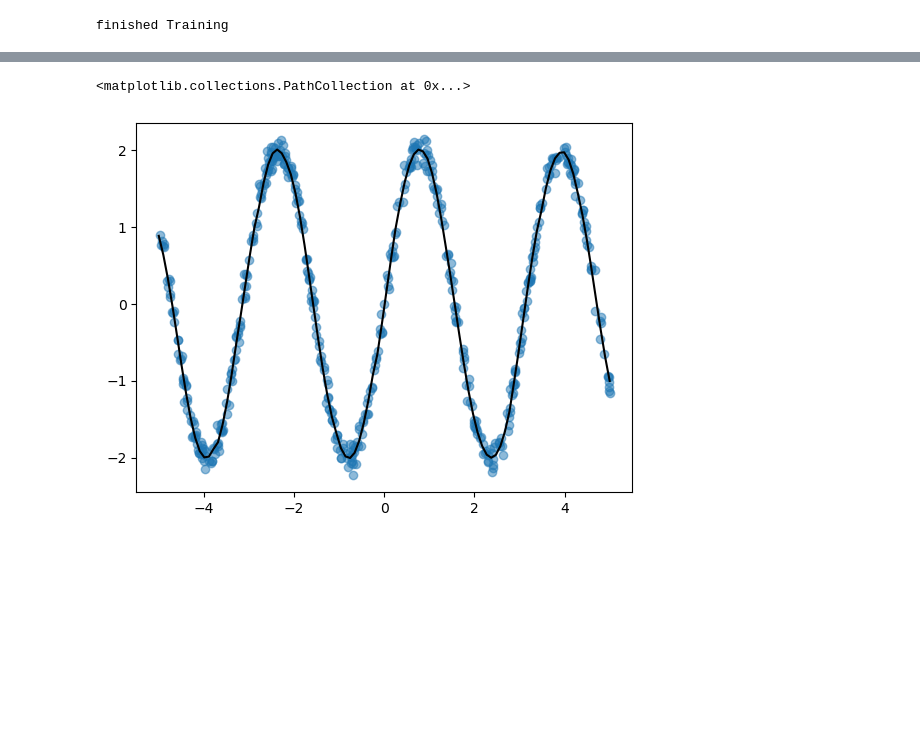
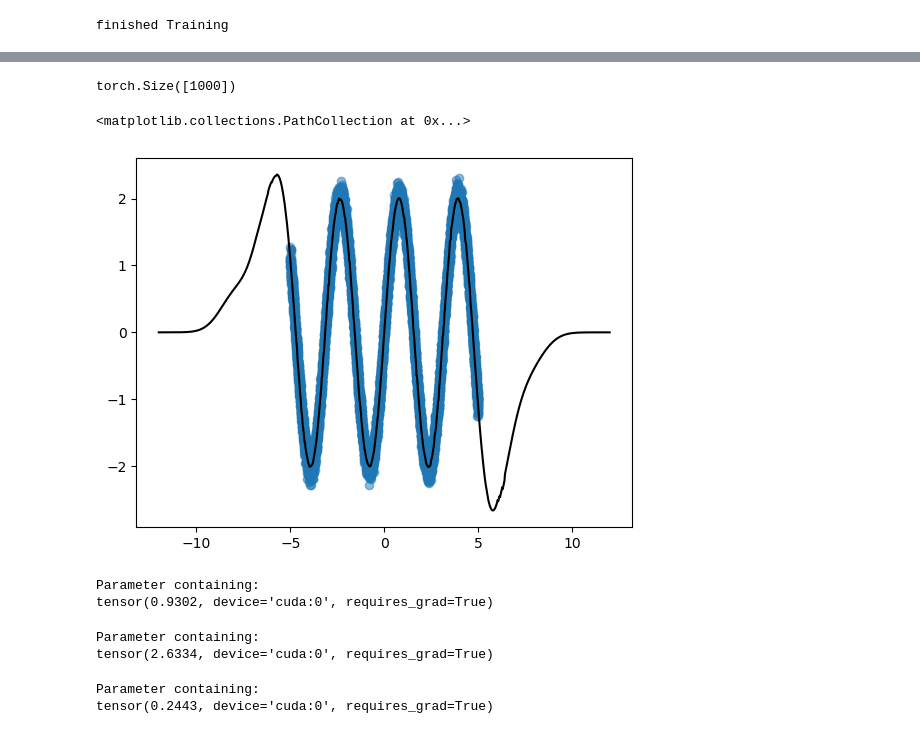
Before and after one commit to luisdiaz1997/GPzoo, a Jupyter notebook: notebooks/vnngp.ipynb, the cells around one changed output, grey strips where cells are left out. Drawn from its saved outputs; the diff is of its cells as text; code cells hidden in the pictures; blank space fills up the shorter version.

Commit message:
updated svgp and vnngp to share same function

```diff
--- a/notebooks/vnngp.ipynb
+++ b/notebooks/vnngp.ipynb
@@ -17,6 +22,6 @@ plt.scatter(X, y)
 # %%
-M = 30
-kernel = RBF(sigma=1.0, lengthscale=2.0)
-gp = VNNGP(kernel, dim=1, K=5, M=M, jitter=1e-3)
-gp.Z = nn.Parameter(5.0*torch.randn((M, 1))) #choose inducing points
+M = 1000
+kernel = RBF(sigma=1.0, lengthscale=5.0)
+gp = VNNGP(kernel, dim=1, M=M, jitter=1e-3)
+gp.Z = nn.Parameter(10.0*torch.rand((M, 1))-5.0) #choose inducing points
 model = GaussianLikelihood(gp)
@@ -26,2 +54,4 @@ y_train = y
+# %%
+model.gp.K = 5
 # %%
 optimizer = optim.Adam(params= model.parameters(), lr=1e-3)
@@ -52,4 +67,5 @@ plt.plot(losses)
 # %%
-X_test = torch.linspace(-5, 5, 100)
+X_test = torch.linspace(-12, 12, 1000)
 # %%
-qF, _, _ = model.gp(X_test[:, None])
+qF, _, _ = model.gp(X_test[:, None].to(device), verbose=True)
+mean_test = qF.mean.detach().cpu()
@@ -56,6 +82,25 @@ qF, _, _ = model.gp(X_test[:, None])
+# %%
+mean_test.shape
+# %% [output]
+torch.Size([1000])
 # %%
-plt.plot(X_test, qF.mean.detach(), color='black')
+plt.plot(X_test, mean_test, color='black')
 plt.scatter(X, y, alpha=0.5)
 # %% [output]
 <matplotlib.collections.PathCollection at 0x...>
-[figure, old version]
+[figure, new version]
+# %%
+model.gp.kernel.lengthscale
+# %% [output]
+Parameter containing:
+tensor(0.9302, device='cuda:0', requires_grad=True)
+# %%
+model.gp.kernel.sigma
+# %% [output]
+Parameter containing:
+tensor(2.6334, device='cuda:0', requires_grad=True)
+# %%
+model.noise
+# %% [output]
+Parameter containing:
+tensor(0.2443, device='cuda:0', requires_grad=True)
```
Also changed, not shown: parts of 10 cells of this notebook, 2 other files.
